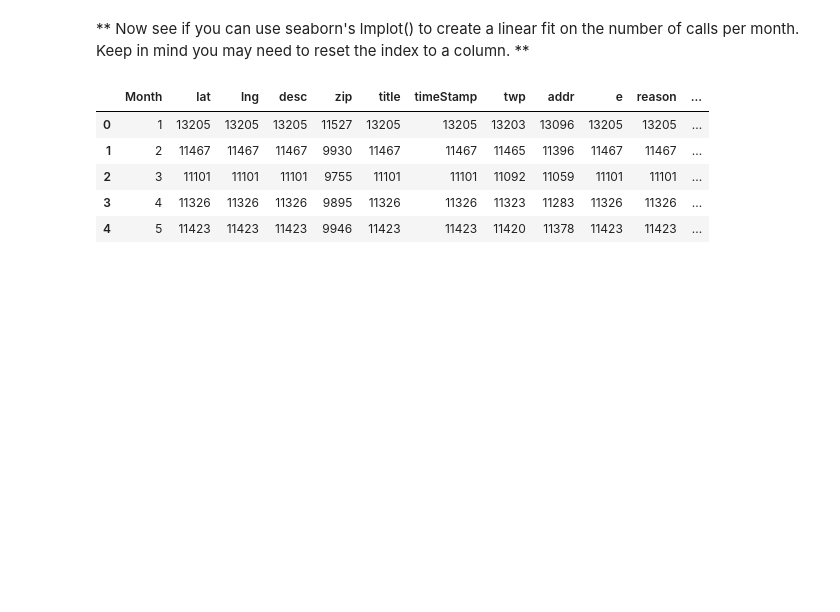
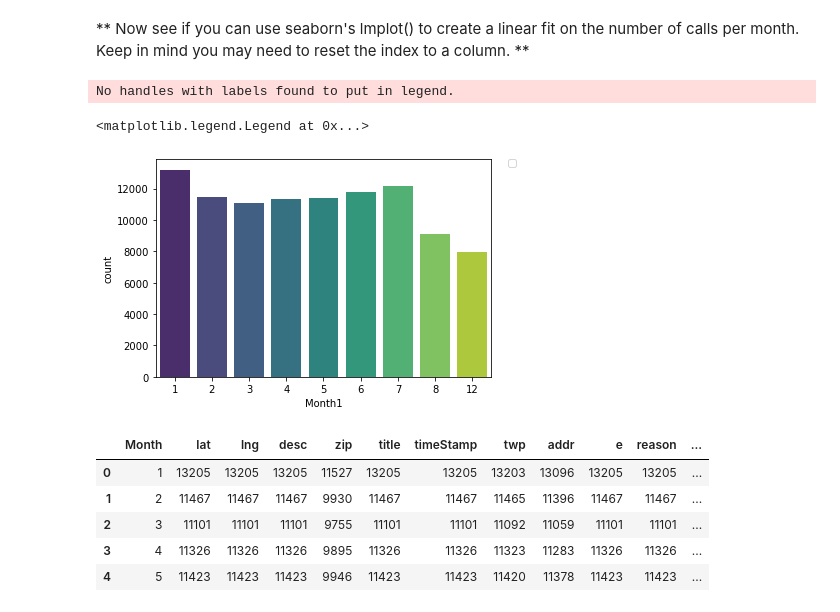
Before and after one commit to neighborpil/PY_PythonForDataScienceAndMachineLearningBootcamp, a Jupyter notebook: Py_DS_ML_Bootcamp-master/10-Data-Capstone-Projects/01-911 Calls Data Capstone Project.ipynb, the cells around one changed output. Cells and saved outputs as stored; diff of their text form; code cells hidden in the pictures; blank space fills up the shorter version.

```diff
--- a/Py_DS_ML_Bootcamp-master/10-Data-Capstone-Projects/01-911 Calls Data Capstone Project.ipynb
+++ b/Py_DS_ML_Bootcamp-master/10-Data-Capstone-Projects/01-911 Calls Data Capstone Project.ipynb
@@ -560,6 +554,13 @@ sns.lineplot(data=month, x="Month", y="title")
 [figure]
 # %% [markdown]
 ** Now see if you can use seaborn's lmplot() to create a linear fit on the number of calls per month. Keep in mind you may need to reset the index to a column. **
+# %%
+sns.countplot(x='Month1', data=df, palette='viridis')
+plt.legend(loc=2, borderaxespad=0., bbox_to_anchor=(1.05, 1))
+# %% [output]
+No handles with labels found to put in legend.
+<matplotlib.legend.Legend at 0x...>
+[figure, added]
 # %%
 month2 = month.reset_index()
 month2.head()
```
Also changed, not shown: parts of 20 cells of this notebook, 35 other files.
